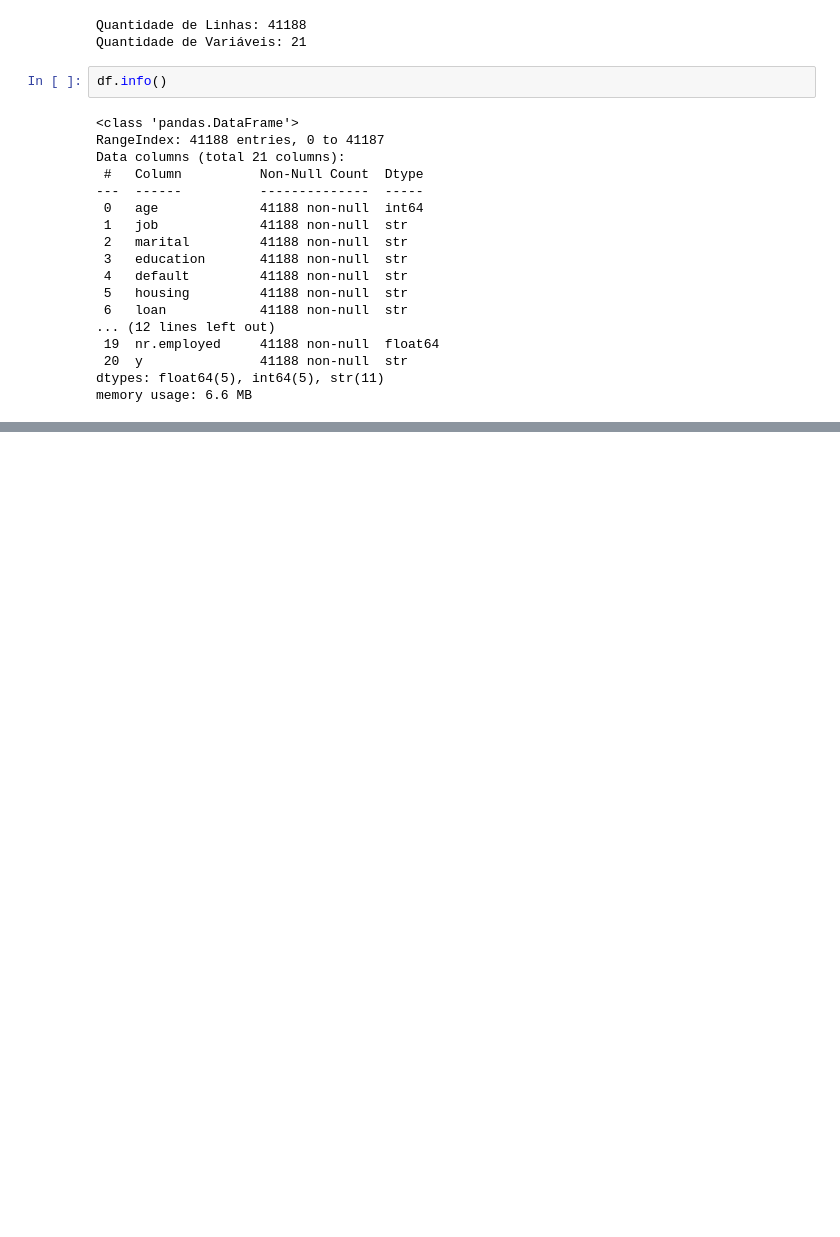
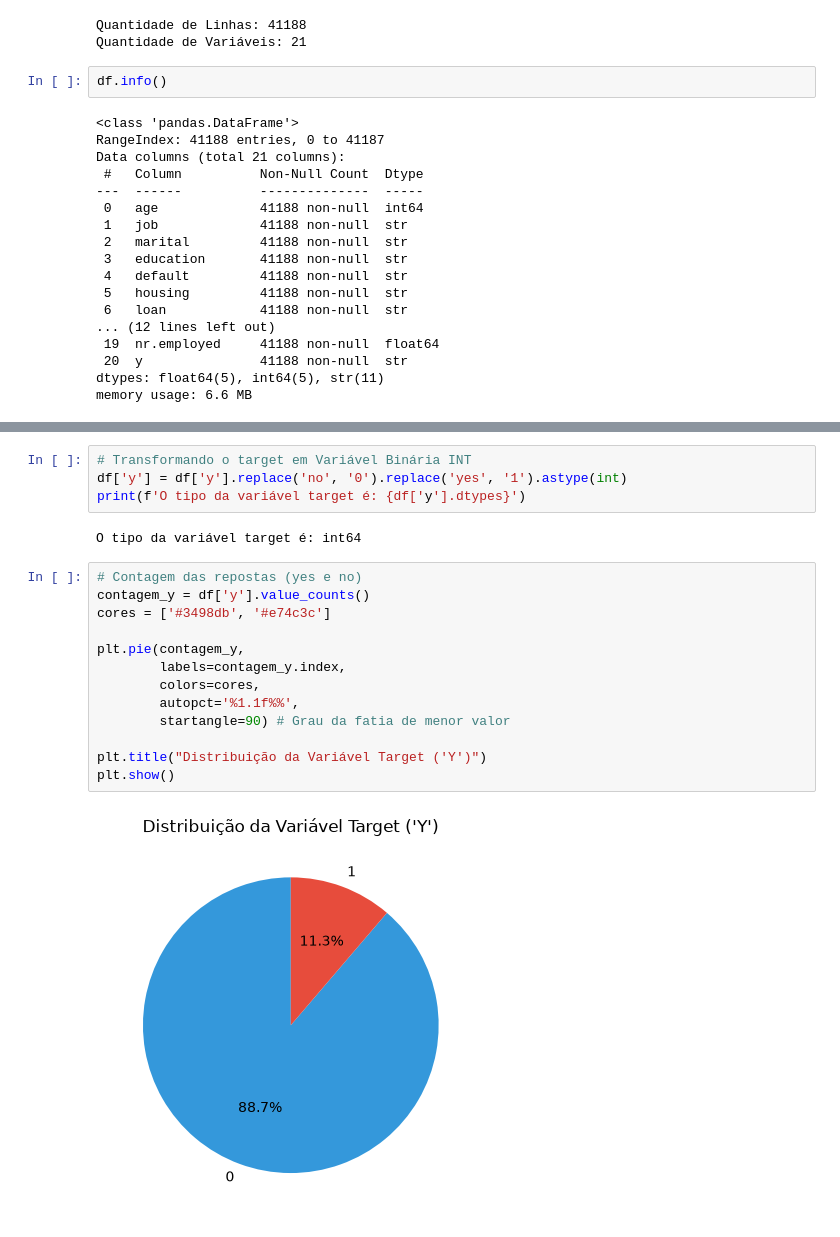
Before and after one commit to Felipeglnd/bank-marketing, a Jupyter notebook: notebooks/01_data-exploration.ipynb, the cells around one changed output, grey strips where cells are left out. Cells and saved outputs as stored; diff of their text form; blank space fills up the shorter version.

```diff
--- a/notebooks/01_data-exploration.ipynb
+++ b/notebooks/01_data-exploration.ipynb
@@ -73,0 +115,21 @@ memory usage: 6.6 MB
+# %%
+# Transformando o target em Variável Binária INT
+df['y'] = df['y'].replace('no', '0').replace('yes', '1').astype(int)
+print(f'O tipo da variável target é: {df['y'].dtypes}')
+# %% [output]
+O tipo da variável target é: int64
+# %%
+# Contagem das repostas (yes e no)
+contagem_y = df['y'].value_counts()
+cores = ['#3498db', '#e74c3c']
+
+plt.pie(contagem_y,
+        labels=contagem_y.index,
+        colors=cores,
+        autopct='%1.1f%%',
+        startangle=90) # Grau da fatia de menor valor
+
+plt.title("Distribuição da Variável Target ('Y')")
+plt.show()
+# %% [output]
+[figure, added]
```
Also changed, not shown: parts of 9 cells of this notebook, 2 other files.
